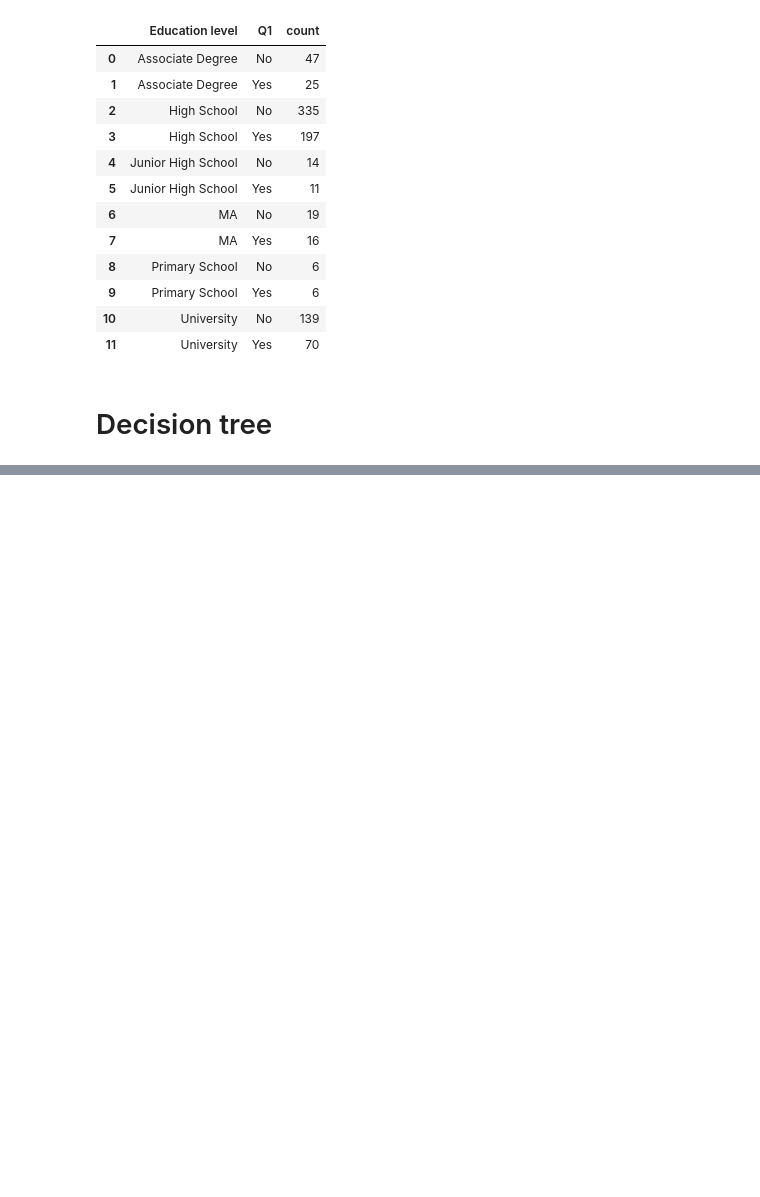
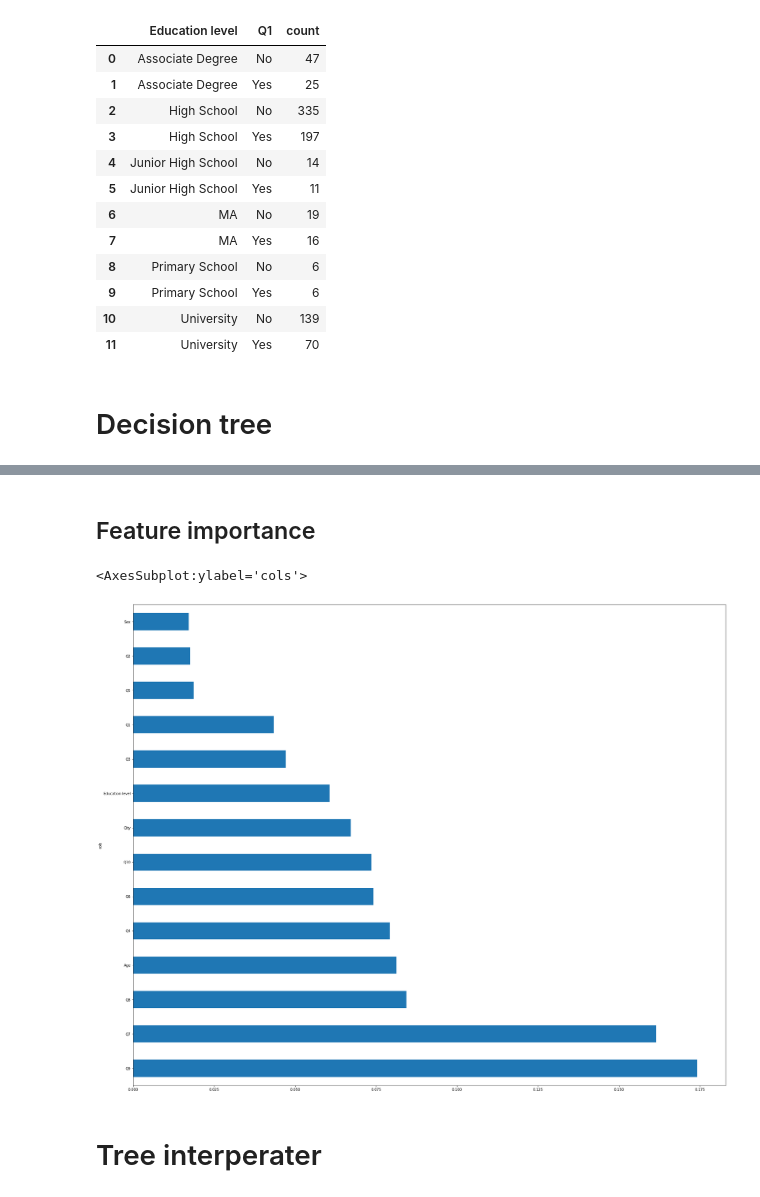
Before and after one commit to BoronII/data-analysis-visualization-sample, a Jupyter notebook: notebooks/02_Turkey_political_opinions.ipynb, the cells around one changed output, grey strips where cells are left out. Saved outputs shown, nothing was run; the diff lists cells and outputs as text; code cells hidden in the pictures; blank space fills up the shorter version.

Commit message:
started work on interperataion of political opinions dataset

```diff
--- a/notebooks/02_Turkey_political_opinions.ipynb
+++ b/notebooks/02_Turkey_political_opinions.ipynb
@@ -273,0 +290,22 @@ Primary questions
+# %%
+path = Path('../scripts/models/RF_model.pkl')
+with open(path, 'rb') as file:
+    model = pickle.load(file)
+# %% [markdown]
+## Feature importance
+# %%
+def rf_feature_importance(m, df):
+    return pd.DataFrame({'cols': df.columns, 'imp':m.feature_importances_}
+                       ).sort_values('imp', ascending=False)
+# %%
+fi = rf_feature_importance(model, df.drop(columns='Political View'))
+# %%
+def plot_fi(fi):
+    return fi.plot('cols', 'imp', 'barh', figsize=(30,25), legend=False)
+
+plot_fi(fi)
+# %% [output]
+<AxesSubplot:ylabel='cols'>
+[figure, added]
+# %% [markdown]
+# Tree interperater
```
Also changed, not shown: parts of 29 cells of this notebook, 5 other files.
